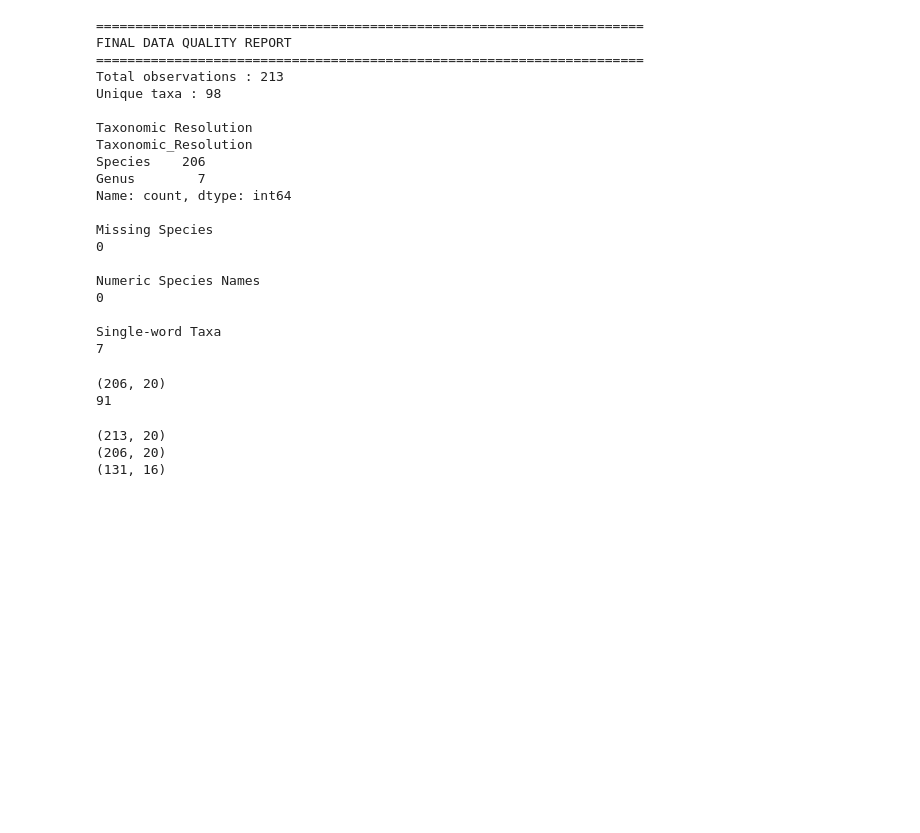
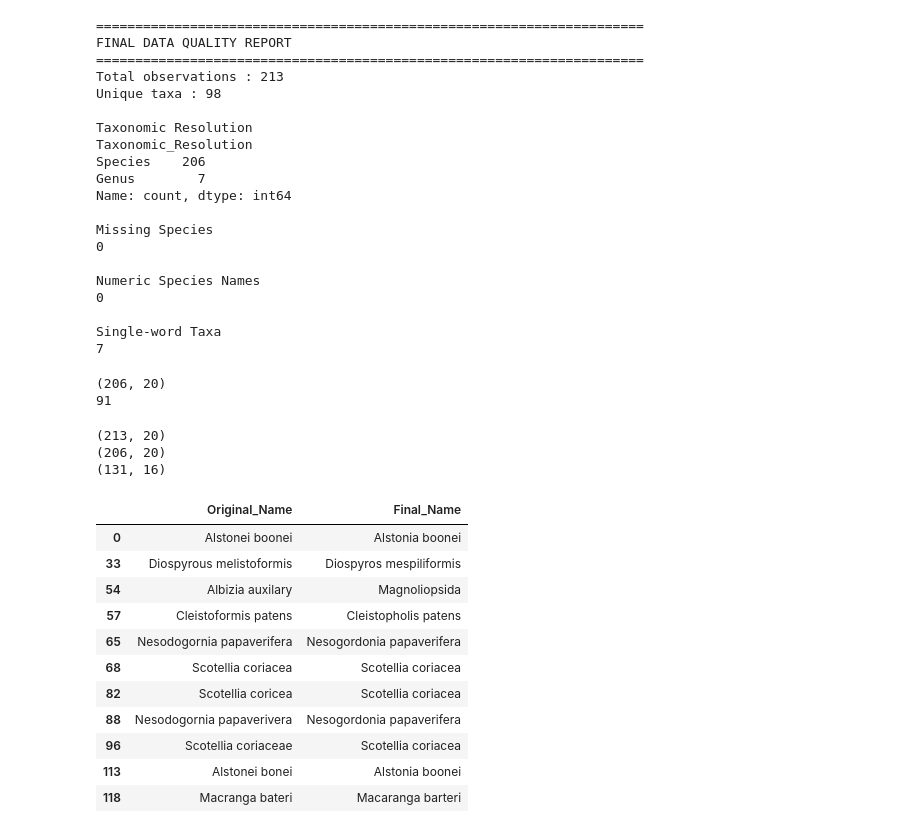
Before and after one commit to ugepet/omo-ecological-informatics, a Jupyter notebook: notebooks/03_taxonomic_harmonization.ipynb, the cells around one changed output. Saved outputs shown, nothing was run; the diff lists cells and outputs as text; code cells hidden in the pictures; blank space fills up the shorter version.

```diff
--- a/notebooks/03_taxonomic_harmonization.ipynb
+++ b/notebooks/03_taxonomic_harmonization.ipynb
@@ -705,3 +705,28 @@ print(dictionary.shape)
 (213, 20)
 (206, 20)
 (131, 16)
+# %%
+# Find manually corrected records that still lack taxonomy
+needs_lookup = species_dictionary[
+    species_dictionary["Family"].isna()
+].copy()
+
+needs_lookup[
+    [
+        "Original_Name",
+        "Final_Name"
+    ]
+]
+# %% [output]
+|  | Original_Name | Final_Name |
+| 0 | Alstonei boonei | Alstonia boonei |
+| 33 | Diospyrous melistoformis | Diospyros mespiliformis |
+| 54 | Albizia auxilary | Magnoliopsida |
+| 57 | Cleistoformis patens | Cleistopholis patens |
+| 65 | Nesodogornia papaverifera | Nesogordonia papaverifera |
+| 68 | Scotellia coriacea | Scotellia coriacea |
+| 82 | Scotellia coricea | Scotellia coriacea |
+| 88 | Nesodogornia papaverivera | Nesogordonia papaverifera |
+| 96 | Scotellia coriaceae | Scotellia coriacea |
+| 113 | Alstonei bonei | Alstonia boonei |
+| 118 | Macranga bateri | Macaranga barteri |
```
Also changed, not shown: parts of 17 cells of this notebook, 4 other files.
